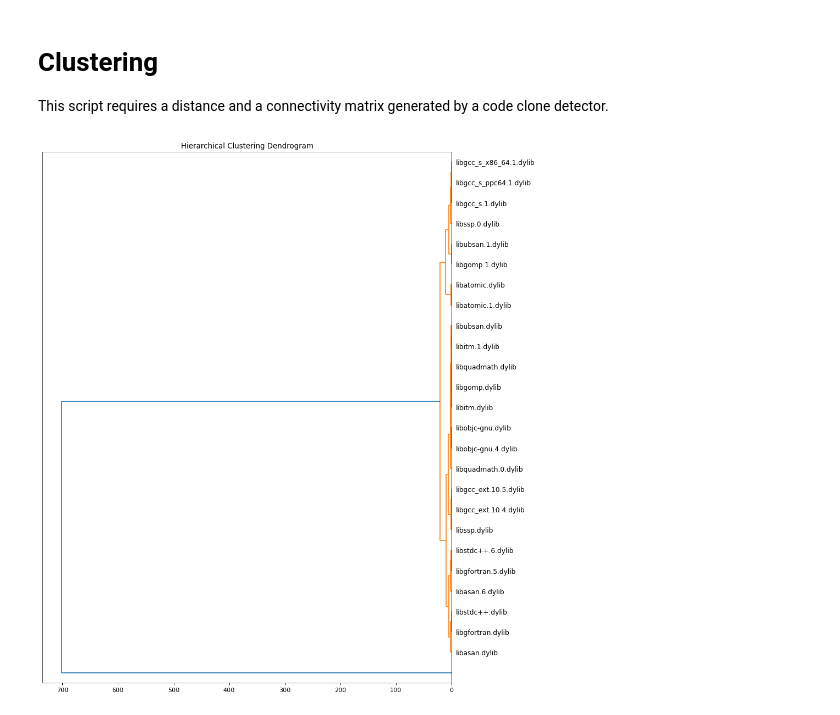
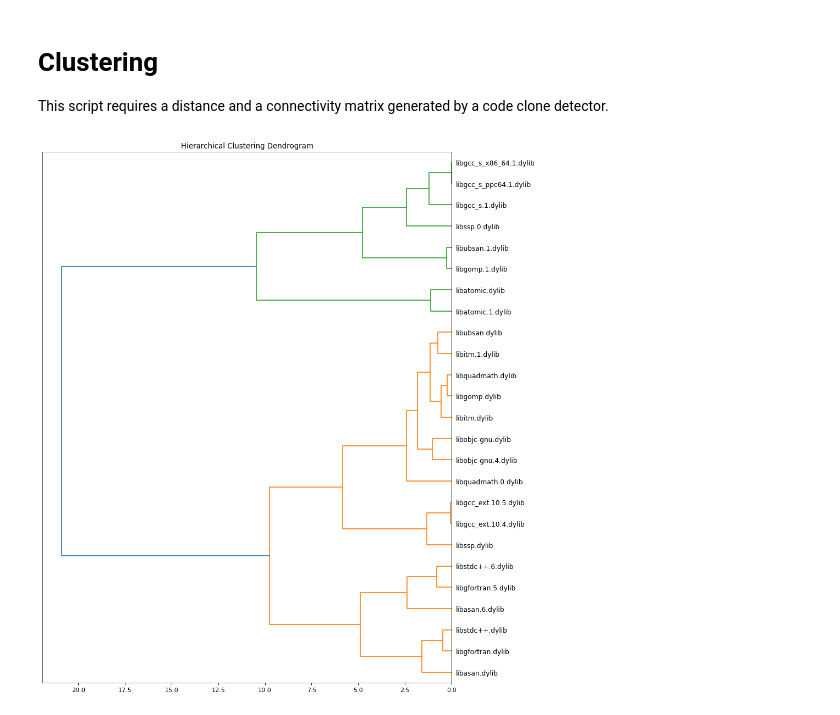
Before and after one commit to yoriyuki-aist/CodeRepeat, a Jupyter notebook: notebook/Clustering-Yoriyuki.ipynb, the cells around one changed output. Drawn from its saved outputs; the diff is of its cells as text; code cells hidden in the pictures.

```diff
--- a/notebook/Clustering-Yoriyuki.ipynb
+++ b/notebook/Clustering-Yoriyuki.ipynb
@@ -7,6 +7,7 @@ from scipy.cluster.hierarchy import dendrogram
 from matplotlib import pyplot as plt
 from matplotlib.pyplot import figure
 import numpy as np
+import pandas as pd
 
 figure(num=None, figsize=(12, 16), dpi=80, facecolor='w', edgecolor='k')
 
@@ -16,37 +17,37 @@ def plot_dendrogram(model, **kwargs):
     # create the counts of samples under each node
     counts = np.zeros(model.children_.shape[0])
     n_samples = len(model.labels_)
     for i, merge in enumerate(model.children_):
         current_count = 0
         for child_idx in merge:
             if child_idx < n_samples:
                 current_count += 1  # leaf node
             else:
                 current_count += counts[child_idx - n_samples]
         counts[i] = current_count
 
     linkage_matrix = np.column_stack([model.children_, model.distances_,
                                       counts]).astype(float)
 
     # Plot the corresponding dendrogram
     dendrogram(linkage_matrix, **kwargs)
 
 
 if __name__ == "__main__":
-    with open('../../code-clone-experiments/gcc-dylib-distance.csv', 'r') as f:
-        files = f.readline().split(',')
-        matrix = np.array([[float(num) for num in line.split(',')] for line in f])
-
+    df_dist = pd.read_csv('../../code-clone-experiments/gcc-dylib-distance.csv')
+    files = df_dist.columns[:-1]
+    matrix = df_dist.values[0:-1, 0:-1]
     file_names = [file.split('/')[-1] for file in files]
 
-    with open('../../code-clone-experiments/gcc-dylib-connectivity.csv', 'r') as f:
-        connectivity = np.array([[int(num) for num in line.split(',')] for line in f])
+    df_conn = pd.read_csv('../../code-clone-experiments/gcc-dylib-connectivity.csv')
+    connectivity = df_conn.values[:, 0:-1]
 
     model = AgglomerativeClustering(distance_threshold=0, n_clusters=None, connectivity=connectivity,
                                     linkage='ward').fit(matrix)
     plt.title('Hierarchical Clustering Dendrogram')
     plot_dendrogram(model, labels=file_names, orientation='left', leaf_font_size=11)
 #     plt.ylabel("Number of points in node (or index of point if no parenthesis).")
+    plt.savefig('tree.pdf')
     plt.show()
 # %% [output]
-[figure, old version]
+[figure, new version]
```
